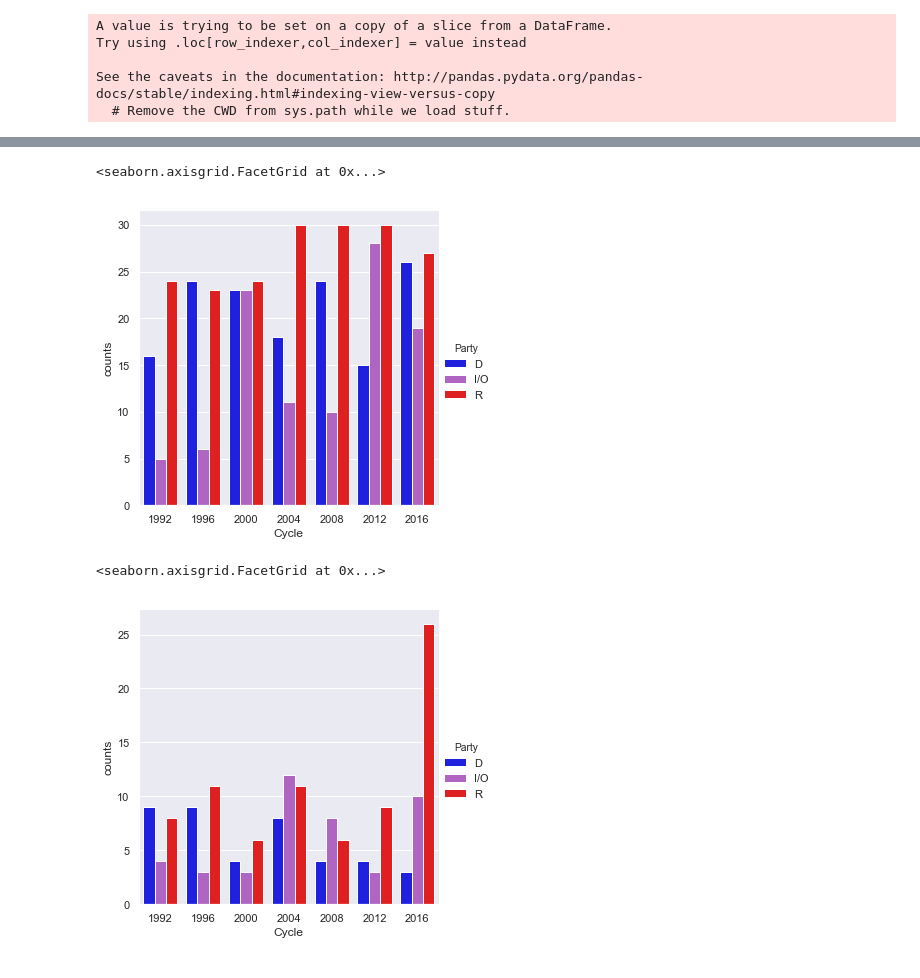
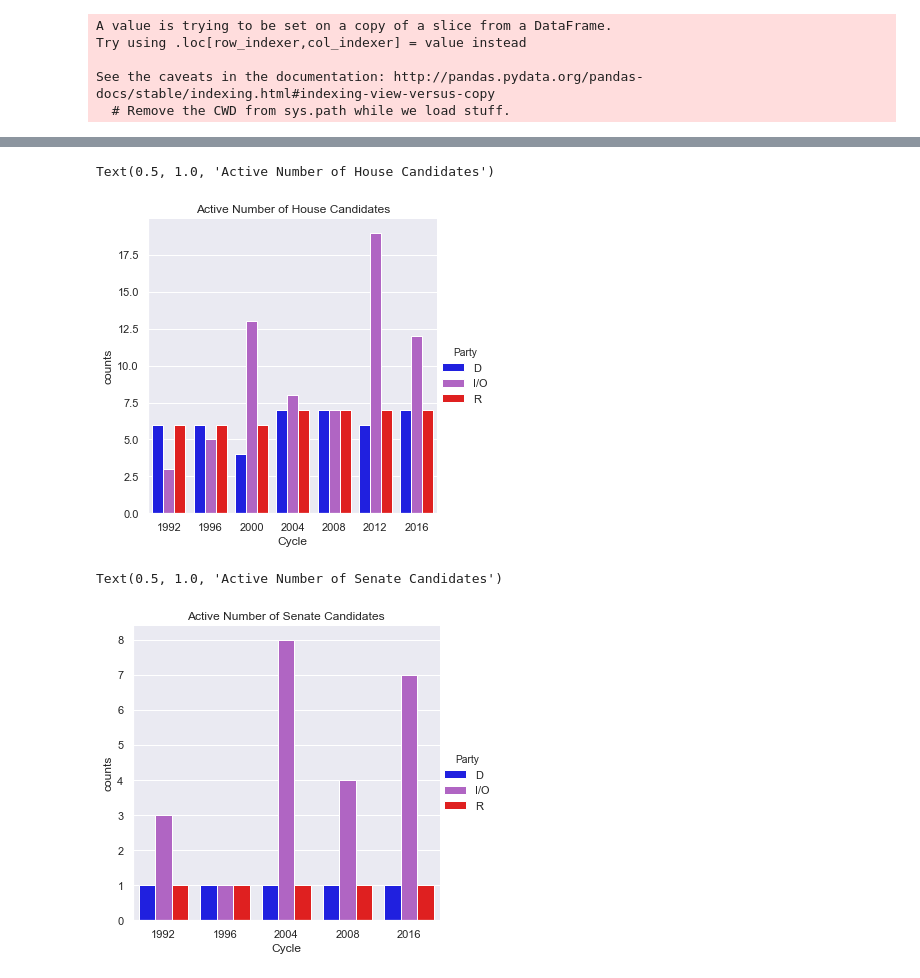
Before and after one commit to dslachar/analysis_of_crp_data, a Jupyter notebook: CANDS_Project_Report.ipynb, the cells around one changed output, grey strips where cells are left out. Saved outputs shown, nothing was run; the diff lists cells and outputs as text; code cells hidden in the pictures.

Commit message:
Updated visuals and cleaning

```diff
--- a/CANDS_Project_Report.ipynb
+++ b/CANDS_Project_Report.ipynb
@@ -56,3 +55,4 @@ candCO_df.to_pickle('candCO_df.pkl')
 # %%
 # Copy df in order to drop the one instance of 'Unknown' in Party Data and further manipulate df by party
+candCO_df.CurrCand = candCO_df.CurrCand.str.contains('Y')
 candCO_dfCopy = candCO_df
@@ -67,5 +78,7 @@ Try using .loc[row_indexer,col_indexer] = value instead
 
 See the caveats in the documentation: http://pandas.pydata.org/pandas-docs/stable/indexing.html#indexing-view-versus-copy
   regex=regex)
+# %%
+CurrentCandCO = candCO_dfCopy.loc[candCO_dfCopy['CurrCand'] == True]
 # %%
 # Drop the one instance of 'Unknown' in Party Data and group by count of candidates based on cycle, seat and party
@@ -75 +89,14 @@ Senate_df = candCO_dfCopy[candCO_dfCopy.Party != 'U'][candCO_dfCopy.Seat == 'Sen
 .groupby(['Cycle','Seat','Party']).size().reset_index(name='counts')
+# %%
+# Only candidates that are currently running
+House_df = CurrentCandCO[CurrentCandCO.Party != 'U'][CurrentCandCO.Seat == 'House'].groupby(['Cycle','Seat','Party'])\
+.size().reset_index(name='counts')
+Senate_df = CurrentCandCO[CurrentCandCO.Party != 'U'][CurrentCandCO.Seat == 'Senate']\
+.groupby(['Cycle','Seat','Party']).size().reset_index(name='counts')
+# %%
+sns.set(style="darkgrid")
+colors=['blue','mediumorchid','red']
+sns.catplot(x='Cycle',y='counts',hue='Party',palette=colors,kind="bar", \
+            data=House_dfTotal)
+
+plt.title('Total Number of House Candidates')
@@ -76,13 +112,16 @@ Senate_df = candCO_dfCopy[candCO_dfCopy.Party != 'U'][candCO_dfCopy.Seat == 'Sen
 # %%
 sns.set(style="darkgrid")
 colors=['blue','mediumorchid','red']
 sns.catplot(x='Cycle',y='counts',hue='Party',palette=colors,kind="bar", \
-            data=House_df).set_titles('Number of House Candidates')
+            data=House_df)
+
+plt.title('Active Number of House Candidates')
 # %% [output]
-<seaborn.axisgrid.FacetGrid at 0x...>
+Text(0.5, 1.0, 'Active Number of House Candidates')
-[figure, old version]
+[figure, new version]
 # %%
 sns.catplot(x='Cycle',y='counts',hue='Party',palette=colors,kind="bar", data=Senate_df)
+plt.title('Active Number of Senate Candidates')
 # %% [output]
-<seaborn.axisgrid.FacetGrid at 0x...>
+Text(0.5, 1.0, 'Active Number of Senate Candidates')
-[figure, old version]
+[figure, new version]
```
Also changed, not shown: parts of 7 cells of this notebook.
